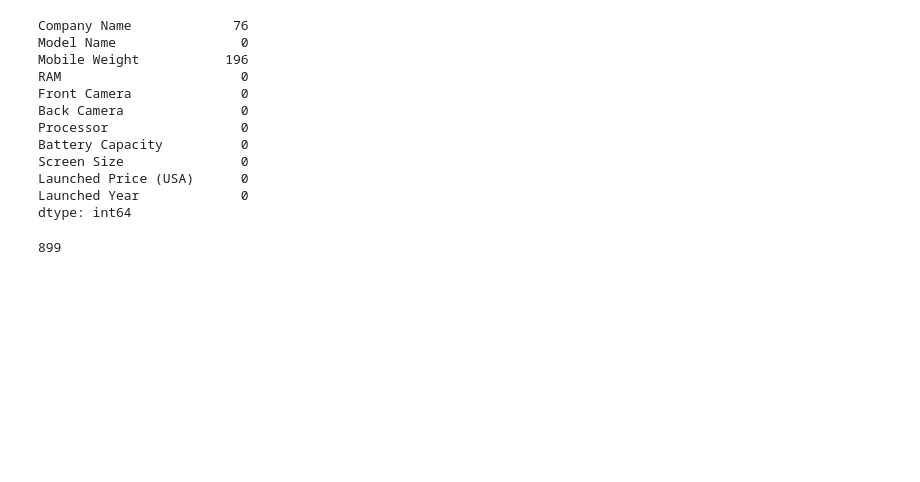
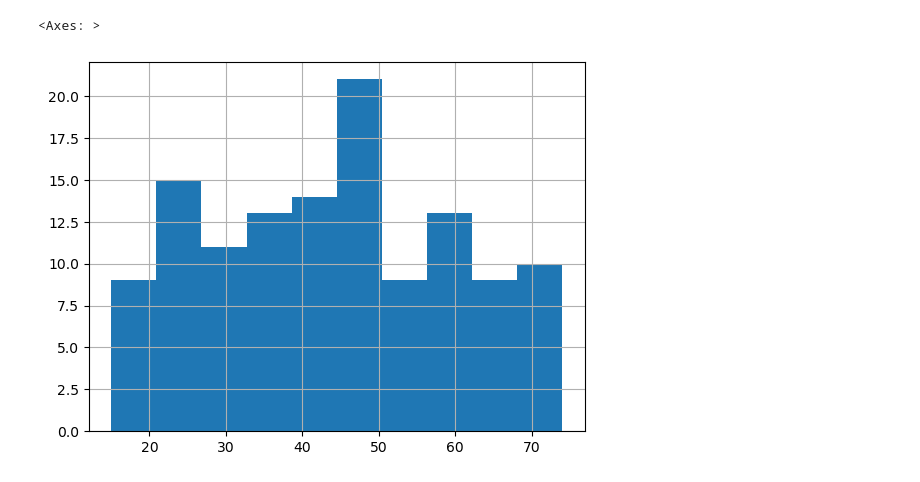
Before and after one commit to Dimitar-04/DS-Labs, a Jupyter notebook: Kolokviumski/Untitled.ipynb, the cells around one changed output. Saved outputs shown, nothing was run; the diff lists cells and outputs as text; code cells hidden in the pictures; blank space fills up the shorter version.

```diff
--- a/Kolokviumski/Untitled.ipynb
+++ b/Kolokviumski/Untitled.ipynb
@@ -58,6 +65,3 @@ df['Launched Year'].hist()
-# %%
-year_imputer=SimpleImputer(strategy='median')
-df[['Launched Year']]=year_imputer.fit_transform(df[['Launched Year']])
 # %%
 df.isnull().sum()
 # %% [output]
@@ -78,19 +74,0 @@ df.dropna(subset=['Launched Price (USA)'],inplace=True)
-# %%
-df.isna().sum()
-# %% [output]
-Company Name             76
-Model Name                0
-Mobile Weight           196
-RAM                       0
-Front Camera              0
-Back Camera               0
-Processor                 0
-Battery Capacity          0
-Screen Size               0
-Launched Price (USA)      0
-Launched Year             0
-dtype: int64
-# %%
-len(df['Model Name'].unique())
-# %% [output]
-899
@@ -105,0 +75,5 @@ df['Mobile Weight']=df['Mobile Weight'].apply(preprocess_weight)
+# %%
+df['Age'].hist()
+# %% [output]
+<Axes: >
+[figure, added]
```
Also changed, not shown: parts of 53 cells of this notebook, 2 other files.
